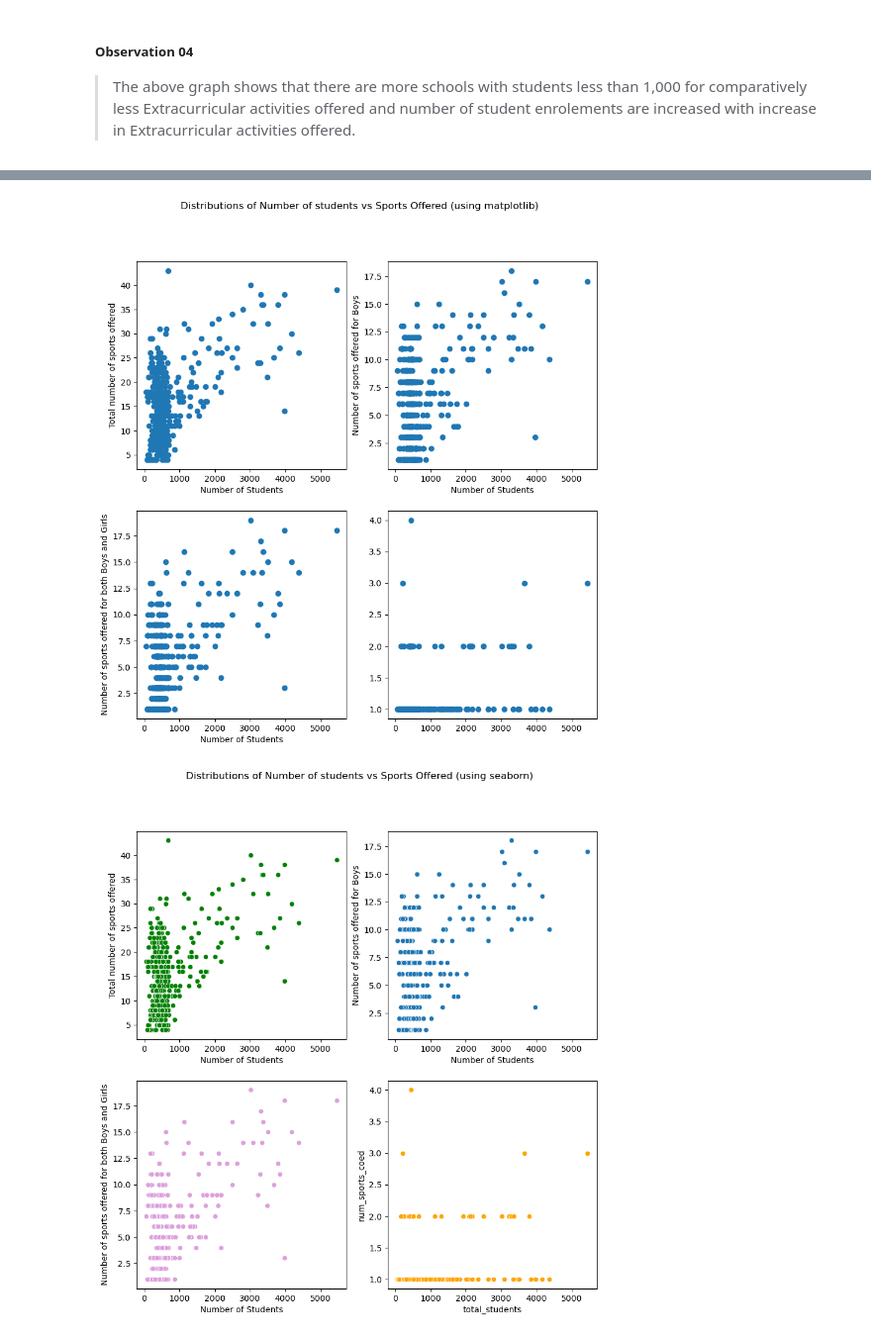
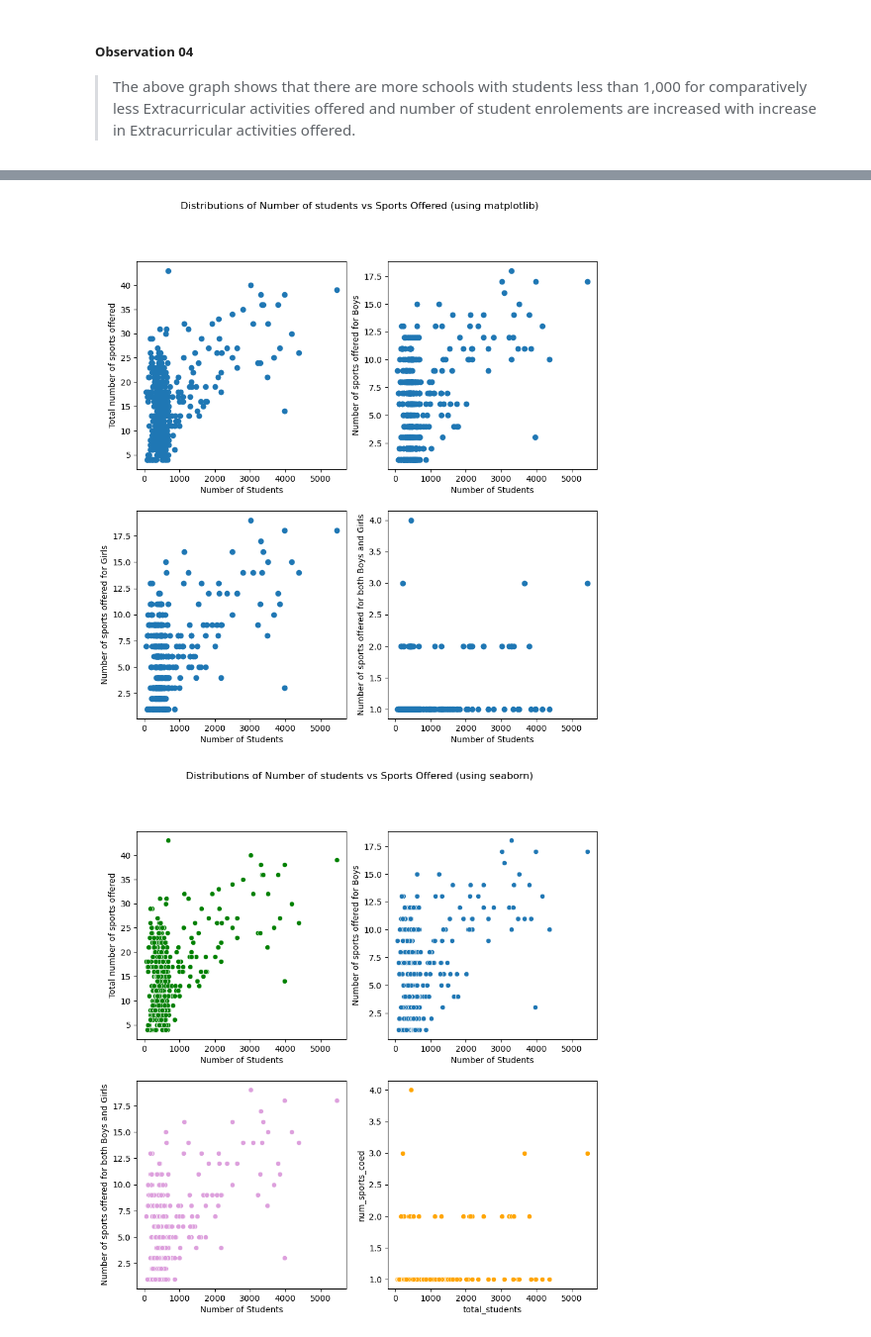
Before and after one commit to nikkirastogi/Analysis-of-schools-in-each-borough-of-NYC, a Jupyter notebook: analysis.ipynb, the cells around one changed output, grey strips where cells are left out. Shown at 99% size. Saved outputs shown, nothing was run; the diff lists cells and outputs as text; code cells hidden in the pictures.

```diff
--- a/analysis.ipynb
+++ b/analysis.ipynb
@@ -230,4 +246,4 @@ From exploratoryanalysis import ExploratoryAnalysis
 # %%
-# TO know number of students are enrolled for the schools.
-print("Total number of students enrolled across all schools: {:,.0f}".format(schools.total_students.sum(), 'd'))
+obj_ExploratoryAnalysis = ExploratoryAnalysis(data)
+obj_ExploratoryAnalysis.all_total_students()
 # %% [output]
@@ -355,21 +354,5 @@ schools["num_sports_tot"] = schools[['num_sports_boys', 'num_sports_girls', 'num
 # %%
-fig, ax = plt.subplots(nrows=2, ncols=2, figsize=(10, 10))
-
-ax[0, 0].scatter(x=schools["total_students"], y=schools["num_sports_tot"] )
-ax[0, 0].set_xlabel("Number of Students")
-ax[0, 0].set_ylabel("Total number of sports offered")
-ax[0, 1].scatter(x=schools["total_students"], y=schools["num_sports_boys"])
-ax[0, 1].set_xlabel("Number of Students")
-ax[0, 1].set_ylabel("Number of sports offered for Boys")
-ax[1, 0].scatter(x=schools["total_students"], y=schools["num_sports_girls"])
-ax[1, 0].set_xlabel("Number of Students")
-ax[1, 0].set_ylabel("Number of sports offered for Girls")
-ax[1, 1].scatter(x=schools["total_students"], y=schools["num_sports_coed"])
-ax[1, 0].set_xlabel("Number of Students")
-ax[1, 0].set_ylabel("Number of sports offered for both Boys and Girls")
-
-plt.suptitle("Distributions of Number of students vs Sports Offered (using matplotlib)")
-plt.show()
+obj_ExploratoryAnalysis.matplot_scatter_students_sports()
 # %% [output]
-[figure, old version]
+[figure, new version]
 # %%
```
Also changed, not shown: parts of 27 cells of this notebook, 4 other files.
